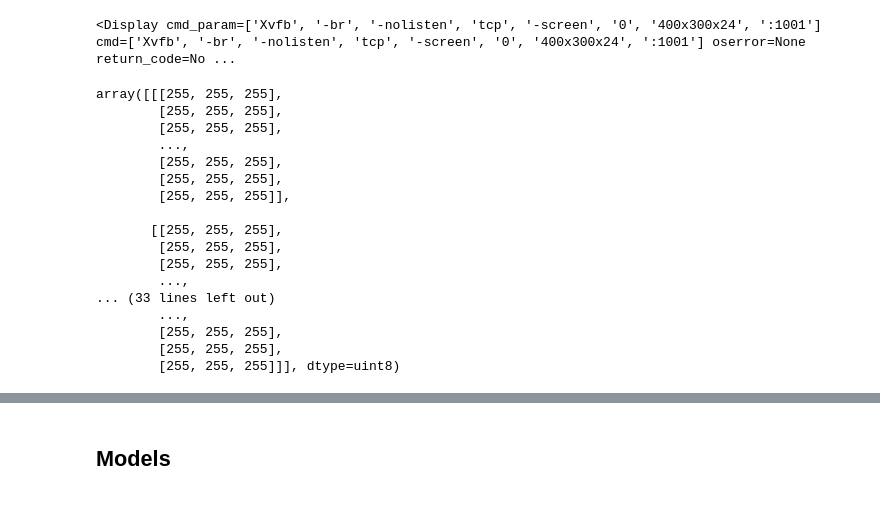
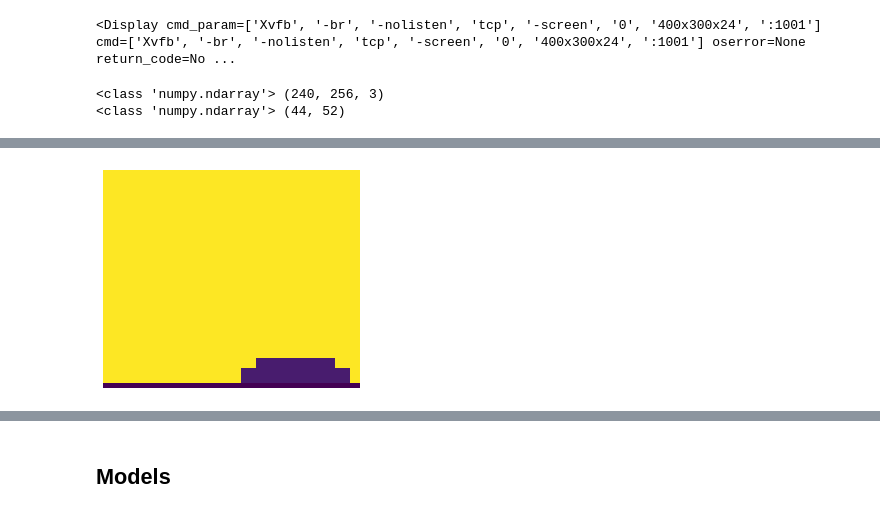
Before and after one commit to MKrbm/SuperMarioBro, a Jupyter notebook: Mario.ipynb, the cells around one changed output, grey strips where cells are left out. Cells and saved outputs as stored; diff of their text form; code cells hidden in the pictures.

```diff
--- a/Mario.ipynb
+++ b/Mario.ipynb
@@ -51,30 +70,15 @@ xdpyinfo was not found, X start can not be checked! Please install xdpyinfo!
 from nes_py.wrappers import JoypadSpace
 import gym_super_mario_bros
 from gym_super_mario_bros.actions import SIMPLE_MOVEMENT
-env = gym_super_mario_bros.make('SuperMarioBros-v0')
+env = gym_super_mario_bros.make('SuperMarioBros-v2')
 env = JoypadSpace(env, SIMPLE_MOVEMENT)
 # %%
-env = gym.make('CartPole-v1')
-env.reset()
-env.render(mode='rgb_array')
+# env = gym.make('CartPole-v1')
+# env.reset()
+# env.render(mode='rgb_array')
+#obs = env.reset()
+
+#np.shape(obs),obs[:,:,0].shape
-# %% [output]
-array([[[255, 255, 255],
-        [255, 255, 255],
-        [255, 255, 255],
-        ...,
-        [255, 255, 255],
-        [255, 255, 255],
-        [255, 255, 255]],
-
-       [[255, 255, 255],
-        [255, 255, 255],
-        [255, 255, 255],
-        ...,
-... (33 lines left out)
-        ...,
-        [255, 255, 255],
-        [255, 255, 255],
-        [255, 255, 255]]], dtype=uint8)
 # %%
 def display_frames_as_gif(frames):
     """
@@ -87,5 +91,5 @@ def display_frames_as_gif(frames):
     def animate(i):
         patch.set_data(frames[i])
 
-    anim = animation.FuncAnimation(plt.gcf(), animate, frames = len(frames), interval=100)
+    anim = animation.FuncAnimation(plt.gcf(), animate, frames = len(frames), interval=25)
     return anim
@@ -97,0 +96,45 @@ def preprocess(frame):
+# %%
+#pool = nn.AvgPool2d(2, ceil_mode=True)
+def preprocess_old(frame):
+    #frame = frame[:,:,1]
+    frame = frame.sum(axis=-1)/768
+    frame = frame[20:180,100:]
+    frame = frame[::2,::2]
+    return frame
+
+def preprocess(rgb):
+
+    r, g, b = rgb[:,:,0], rgb[:,:,1], rgb[:,:,2]
+    l = np.array([3,1,5])
+    l =l/l.sum()
+
+    #gray = 0.2989 * r + 0.5870 * g + 0.1140 * b
+    gray = l[0]*r + l[1]*g + l[2]*b
+    gray = gray[80:210,100:]
+    gray = gray[::3,::3]
+    #gray=torch.tensor(gray)
+    #gray=pool(gray.unsqueeze(-1).permute(2,0,1))
+    #gray = np.array(gray.permute(1,2,0).squeeze(-1))
+    return gray
+
+obs = env.reset()
+print(type(obs),np.shape(obs))
+obs = preprocess(obs)
+print(type(obs),np.shape(obs))
+# %% [output]
+<class 'numpy.ndarray'> (240, 256, 3)
+<class 'numpy.ndarray'> (44, 52)
+# %%
+env.reset()
+frames = []#np.zeros((2000, 240, 256, 3), dtype=np.uint8)
+frames1 = []
+for t in range(500):
+
+    obs, reward, done, info = env.step(np.random.randint(2,4))
+    frames1.append(np.array(obs,dtype=np.uint8))
+    obs = preprocess(obs)
+    frames.append(np.array(obs))#,dtype=np.uint8))
+anim=display_frames_as_gif(np.array(frames))
+HTML(anim.to_html5_video())
+#print(type(obs))
+# %% [output]
@@ -97,0 +142 @@ def preprocess(frame):
+[figure, added]
```
Also changed, not shown: parts of 19 cells of this notebook, 1 other file.
